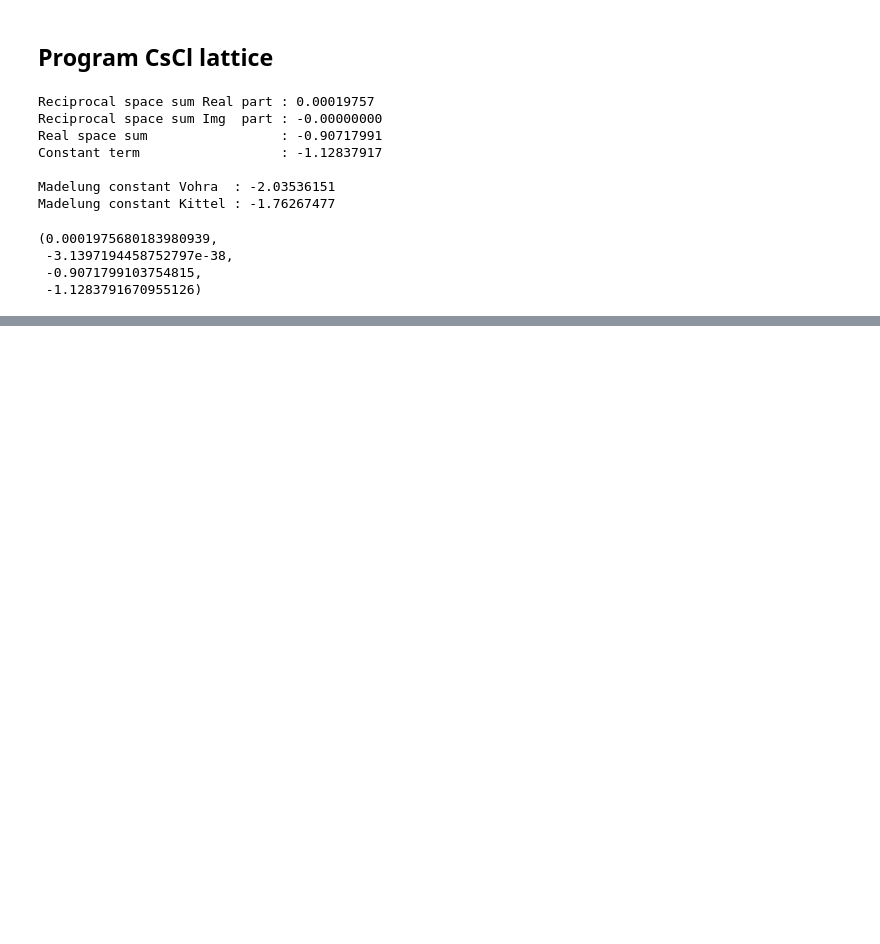
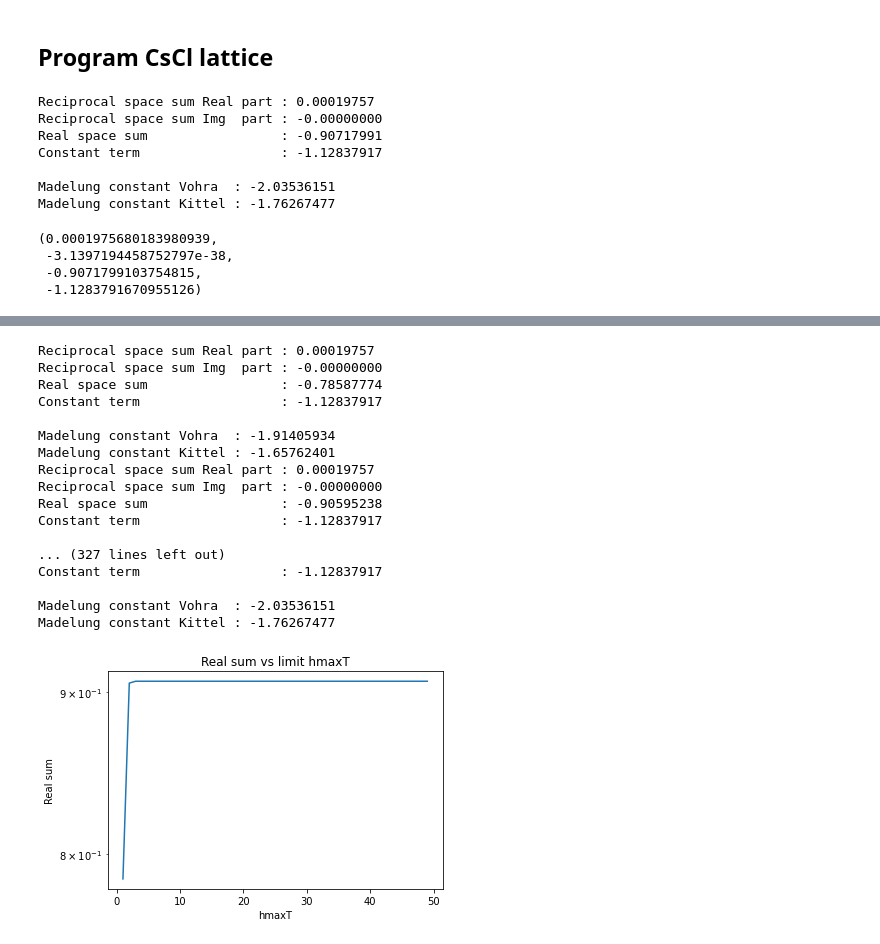
Before and after one commit to carle13/DipolarMagneticInteractions, a Jupyter notebook: csCl.ipynb, the cells around one changed output, grey strips where cells are left out. Saved outputs shown, nothing was run; the diff lists cells and outputs as text; code cells hidden in the pictures; blank space fills up the shorter version.

```diff
--- a/csCl.ipynb
+++ b/csCl.ipynb
@@ -50,0 +70,33 @@ Madelung constant Kittel : -1.76267477
+# %%
+#Produce plot of real sum vs hmaxT
+maxT = np.arange(1, 50)
+realSums = []
+for i in range(len(maxT)):
+    realSums.append(-1*ewald(alattice, a, b, c, q, tau, 4, 10, maxT[i])[2])
+
+plt.figure()
+plt.title('Real sum vs limit hmaxT')
+plt.xlabel('hmaxT')
+plt.ylabel('Real sum')
+plt.yscale('log')
+plt.plot(maxT, realSums)
+plt.show()
+# %% [output]
+Reciprocal space sum Real part : 0.00019757
+Reciprocal space sum Img  part : -0.00000000
+Real space sum                 : -0.78587774
+Constant term                  : -1.12837917
+
+Madelung constant Vohra  : -1.91405934
+Madelung constant Kittel : -1.65762401
+Reciprocal space sum Real part : 0.00019757
+Reciprocal space sum Img  part : -0.00000000
+Real space sum                 : -0.90595238
+Constant term                  : -1.12837917
+
+... (327 lines left out)
+Constant term                  : -1.12837917
+
+Madelung constant Vohra  : -2.03536151
+Madelung constant Kittel : -1.76267477
+[figure, added]
```
Also changed, not shown: parts of 3 cells of this notebook.
